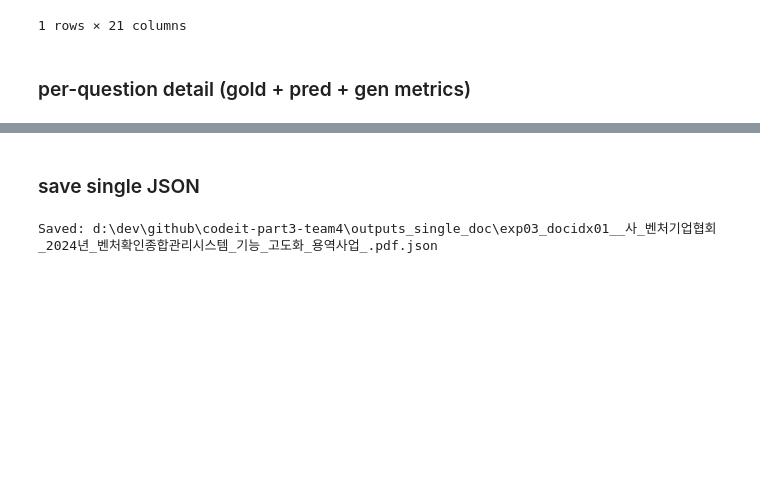
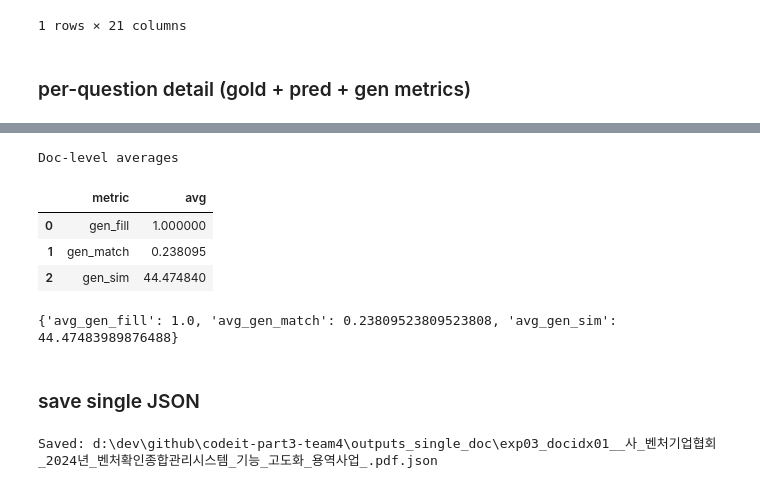
Before and after one commit to wonbywondev/codeit-part3-team4, a Jupyter notebook: notebooks/sentence_generation_evaluation.ipynb, the cells around one changed output, grey strips where cells are left out. Drawn from its saved outputs; the diff is of its cells as text; code cells hidden in the pictures; blank space fills up the shorter version.

```diff
--- a/notebooks/sentence_generation_evaluation.ipynb
+++ b/notebooks/sentence_generation_evaluation.ipynb
@@ -302,3 +347,23 @@ detail_view[["type", "question", "gold", "pred", "gen_fill", "gen_match", "gen_s
+# %%
+# 문서 1개 전체 평균 지표 계산 (per-question -> doc-level)
+metric_cols = ["gen_fill", "gen_match", "gen_sim"]
+
+doc_avg = detail_view[metric_cols].mean(numeric_only=True)  # NaN 자동 제외
+doc_avg_df = doc_avg.to_frame(name="avg").reset_index().rename(columns={"index": "metric"})
+
+print("Doc-level averages")
+display(doc_avg_df)
+
+# (선택) 함께 저장/로깅하기 좋게 dict로도 만들기
+doc_avg_dict = {f"avg_{k}": float(v) for k, v in doc_avg.items()}
+print(doc_avg_dict)
+# %% [output]
+Doc-level averages
+|  | metric | avg |
+| 0 | gen_fill | 1.000000 |
+| 1 | gen_match | 0.238095 |
+| 2 | gen_sim | 44.474840 |
+{'avg_gen_fill': 1.0, 'avg_gen_match': 0.23809523809523808, 'avg_gen_sim': 44.47483989876488}
 # %% [markdown]
 ### save single JSON
 # %%
```
Also changed, not shown: parts of 6 cells of this notebook.
